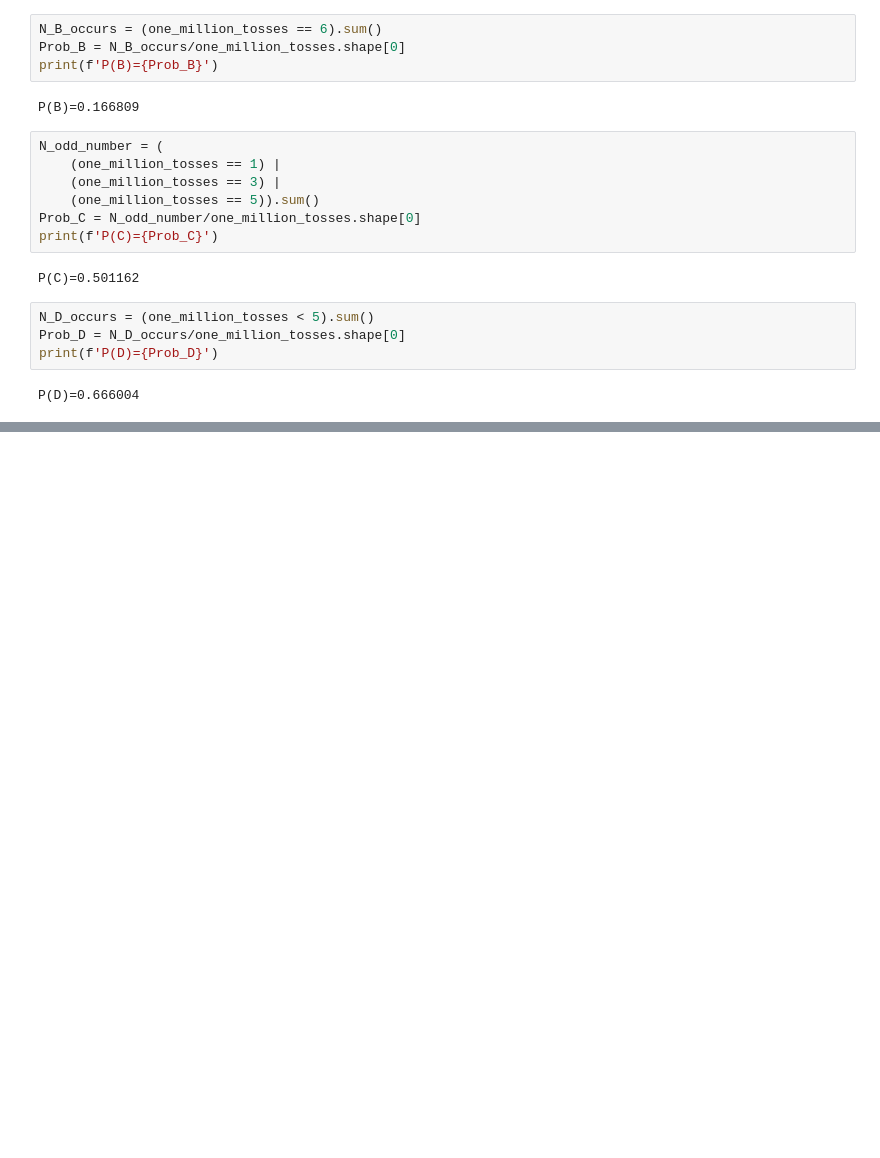
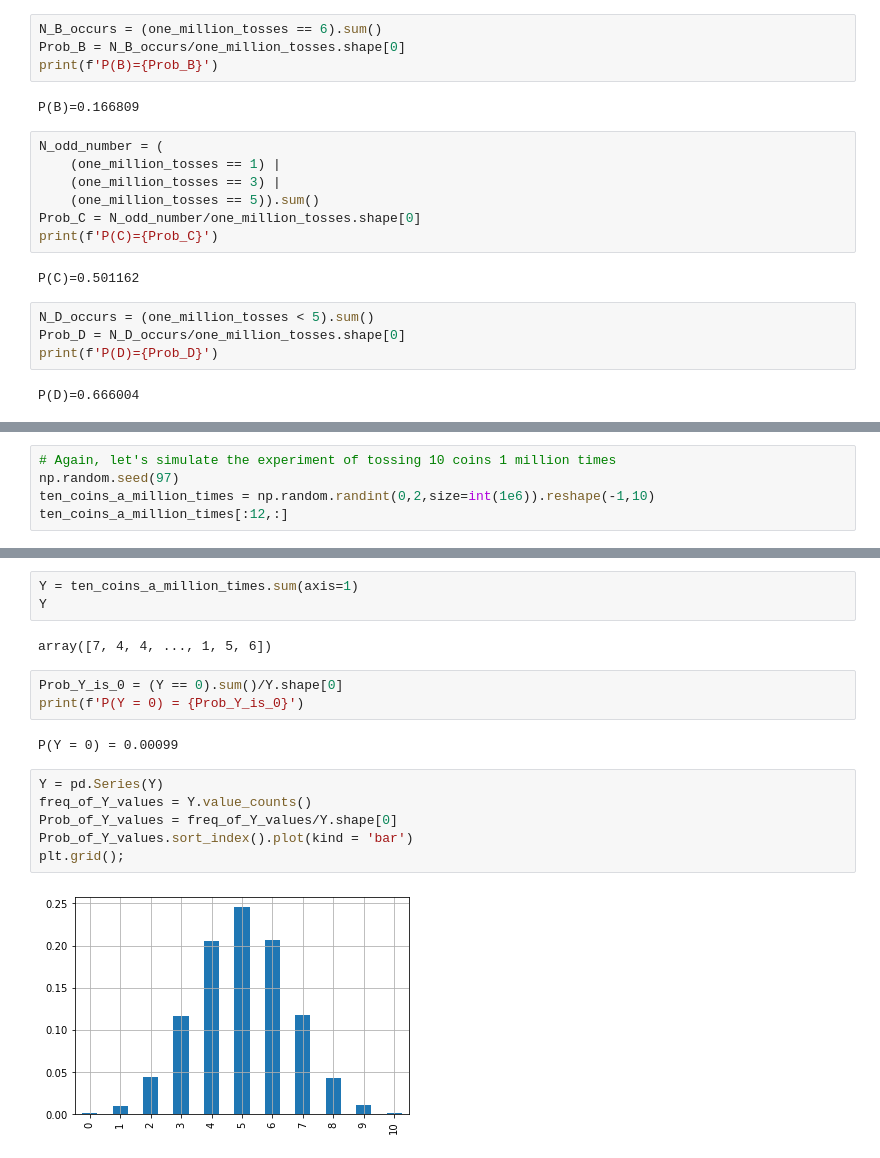
Before and after one commit to samyon7/Statistics-Python, a Jupyter notebook: Work_8/work_8-1.ipynb, the cells around one changed output, grey strips where cells are left out. Drawn from its saved outputs; the diff is of its cells as text; blank space fills up the shorter version.

```diff
--- a/Work_8/work_8-1.ipynb
+++ b/Work_8/work_8-1.ipynb
@@ -168,0 +209,5 @@ P(D)=0.666004
+# %%
+# Again, let's simulate the experiment of tossing 10 coins 1 million times
+np.random.seed(97)
+ten_coins_a_million_times = np.random.randint(0,2,size=int(1e6)).reshape(-1,10)
+ten_coins_a_million_times[:12,:]
@@ -168,0 +227,18 @@ P(D)=0.666004
+# %%
+Y = ten_coins_a_million_times.sum(axis=1)
+Y
+# %% [output]
+array([7, 4, 4, ..., 1, 5, 6])
+# %%
+Prob_Y_is_0 = (Y == 0).sum()/Y.shape[0]
+print(f'P(Y = 0) = {Prob_Y_is_0}')
+# %% [output]
+P(Y = 0) = 0.00099
+# %%
+Y = pd.Series(Y)
+freq_of_Y_values = Y.value_counts()
+Prob_of_Y_values = freq_of_Y_values/Y.shape[0]
+Prob_of_Y_values.sort_index().plot(kind = 'bar')
+plt.grid();
+# %% [output]
+[figure, added]
```
Also changed, not shown: parts of 26 cells of this notebook.
